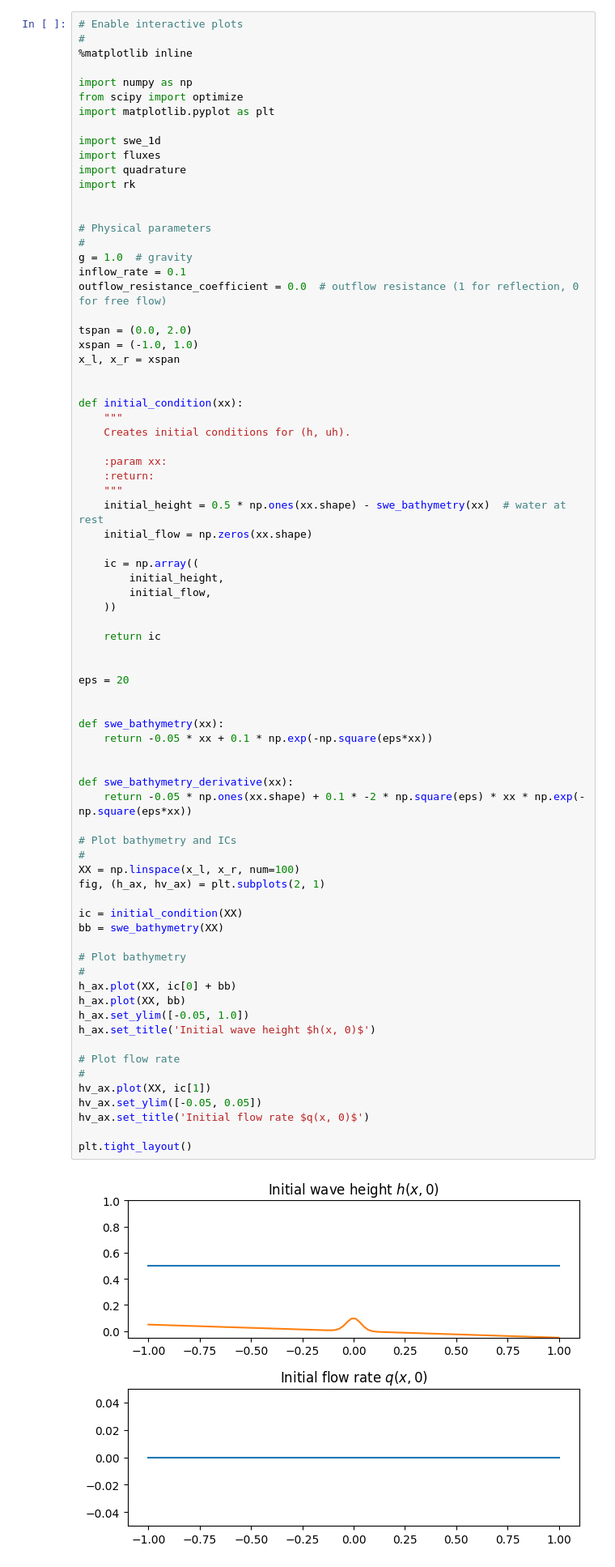
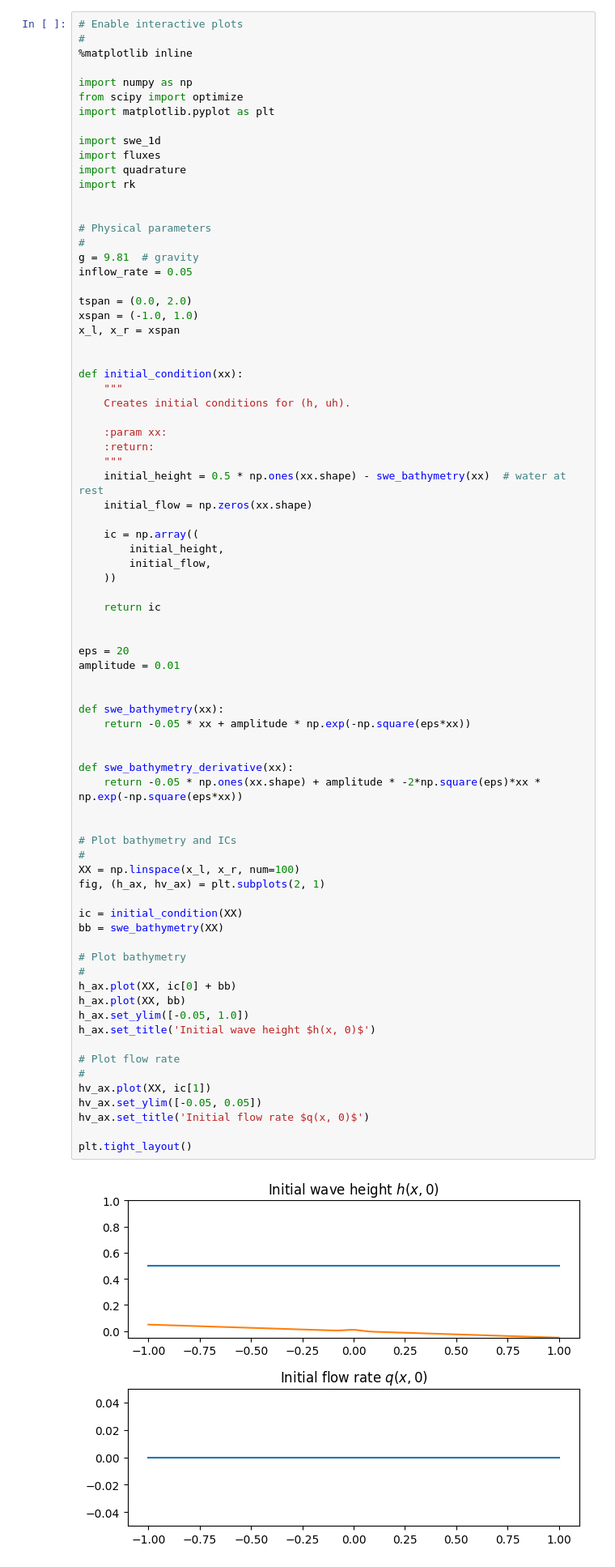
Before and after one commit to schrodingersket/hedges, a Jupyter notebook: hedges/main.ipynb, the cells around one changed output. Shown at 81% size. Drawn from its saved outputs; the diff is of its cells as text.

```diff
--- a/hedges/main.ipynb
+++ b/hedges/main.ipynb
@@ -28,9 +28,8 @@ import rk
 
 # Physical parameters
 #
-g = 1.0  # gravity
-inflow_rate = 0.1
-outflow_resistance_coefficient = 0.0  # outflow resistance (1 for reflection, 0 for free flow)
+g = 9.81  # gravity
+inflow_rate = 0.05
 
 tspan = (0.0, 2.0)
 xspan = (-1.0, 1.0)
@@ -56,39 +55,41 @@ def initial_condition(xx):
 
 
 eps = 20
+amplitude = 0.01
 
 
 def swe_bathymetry(xx):
-    return -0.05 * xx + 0.1 * np.exp(-np.square(eps*xx))
+    return -0.05 * xx + amplitude * np.exp(-np.square(eps*xx))
 
 
 def swe_bathymetry_derivative(xx):
-    return -0.05 * np.ones(xx.shape) + 0.1 * -2 * np.square(eps) * xx * np.exp(-np.square(eps*xx))
+    return -0.05 * np.ones(xx.shape) + amplitude * -2*np.square(eps)*xx * np.exp(-np.square(eps*xx))
+
 
 # Plot bathymetry and ICs
 #
 XX = np.linspace(x_l, x_r, num=100)
 fig, (h_ax, hv_ax) = plt.subplots(2, 1)
 
 ic = initial_condition(XX)
 bb = swe_bathymetry(XX)
 
 # Plot bathymetry
 #
 h_ax.plot(XX, ic[0] + bb)
 h_ax.plot(XX, bb)
 h_ax.set_ylim([-0.05, 1.0])
 h_ax.set_title('Initial wave height $h(x, 0)$')
 
 # Plot flow rate
 #
 hv_ax.plot(XX, ic[1])
 hv_ax.set_ylim([-0.05, 0.05])
 hv_ax.set_title('Initial flow rate $q(x, 0)$')
 
 plt.tight_layout()
 # %% [output]
-[figure, old version]
+[figure, new version]
 # %% [markdown]
 From here, we'll define our prescribed inflow and free outflow boundary conditions:
 # %%
```
Also changed, not shown: parts of 2 cells of this notebook, 1 other file.
